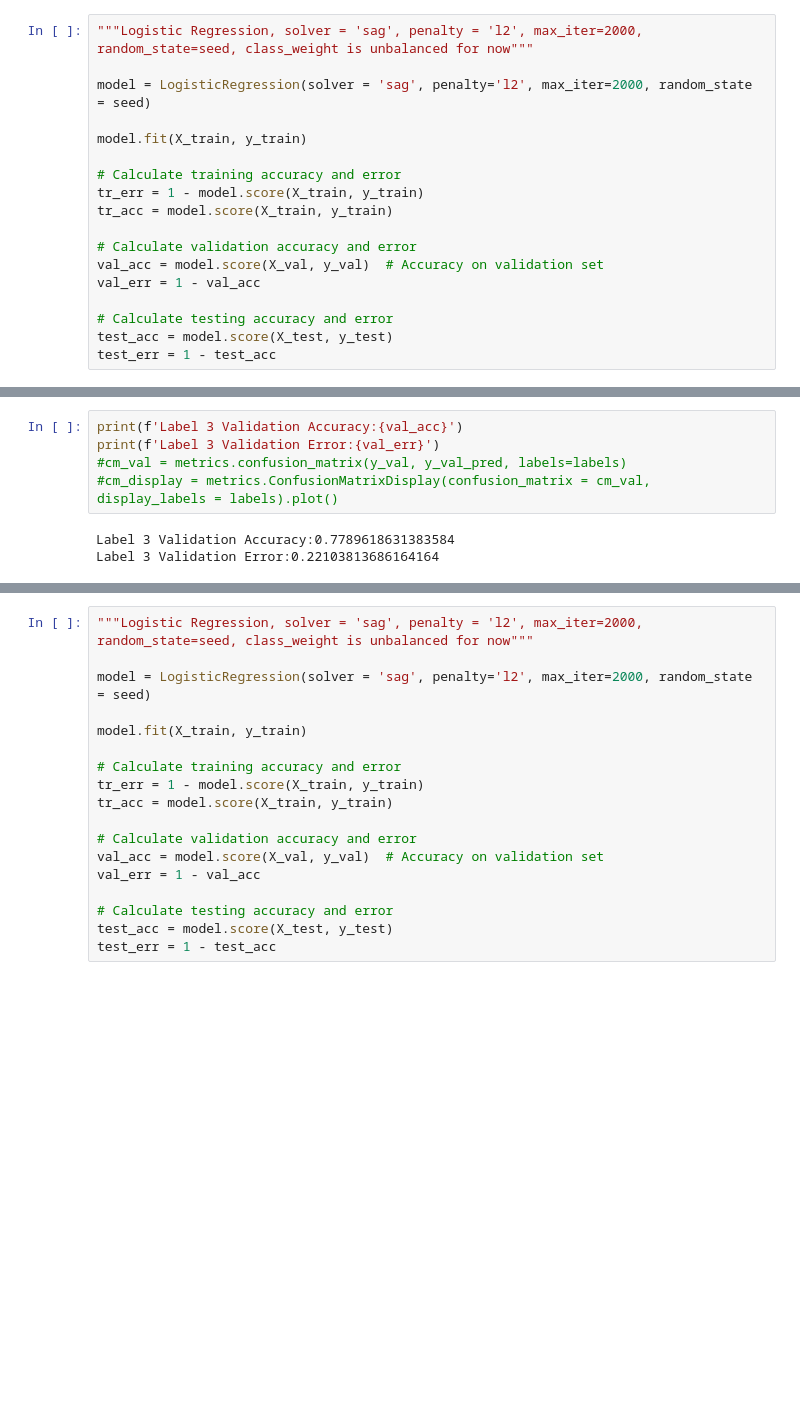
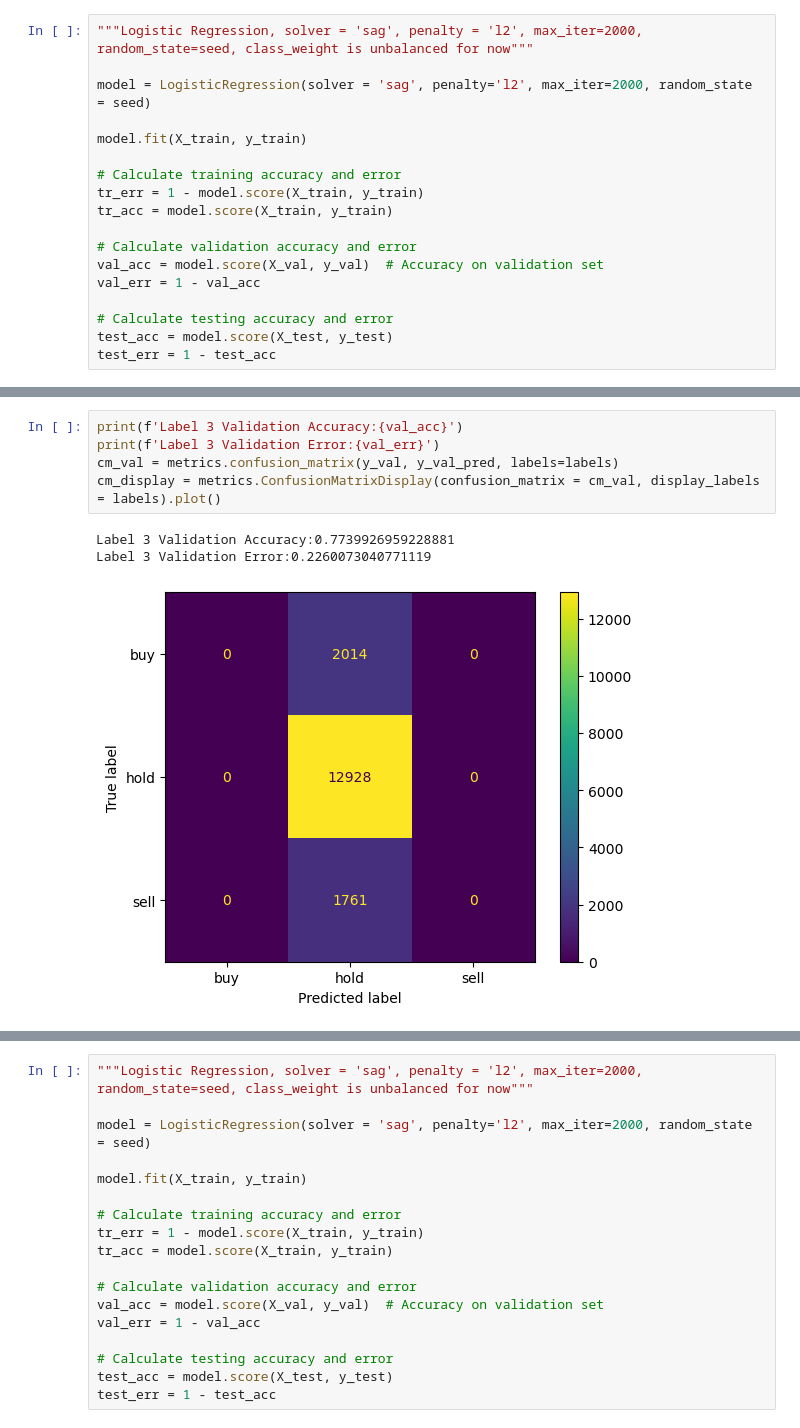
Before and after one commit to anjun745/175-project, a Jupyter notebook: logistic_regression_model.ipynb, the cells around one changed output, grey strips where cells are left out. Cells and saved outputs as stored; diff of their text form; blank space fills up the shorter version.

```diff
--- a/logistic_regression_model.ipynb
+++ b/logistic_regression_model.ipynb
@@ -97,11 +98,12 @@ Label 3 Training Error:0.23289229479734175
 # %%
 print(f'Label 3 Validation Accuracy:{val_acc}')
 print(f'Label 3 Validation Error:{val_err}')
-#cm_val = metrics.confusion_matrix(y_val, y_val_pred, labels=labels)
-#cm_display = metrics.ConfusionMatrixDisplay(confusion_matrix = cm_val, display_labels = labels).plot()
+cm_val = metrics.confusion_matrix(y_val, y_val_pred, labels=labels)
+cm_display = metrics.ConfusionMatrixDisplay(confusion_matrix = cm_val, display_labels = labels).plot()
 # %% [output]
-Label 3 Validation Accuracy:0.7789618631383584
-Label 3 Validation Error:0.22103813686164164
+Label 3 Validation Accuracy:0.7739926959228881
+Label 3 Validation Error:0.2260073040771119
+[figure, added]
 # %%
 print(f'Label 3 Test Accuracy:{test_acc}')
 print(f'Label 3 Test Error:{test_err}')
```
Also changed, not shown: parts of 13 cells of this notebook.
